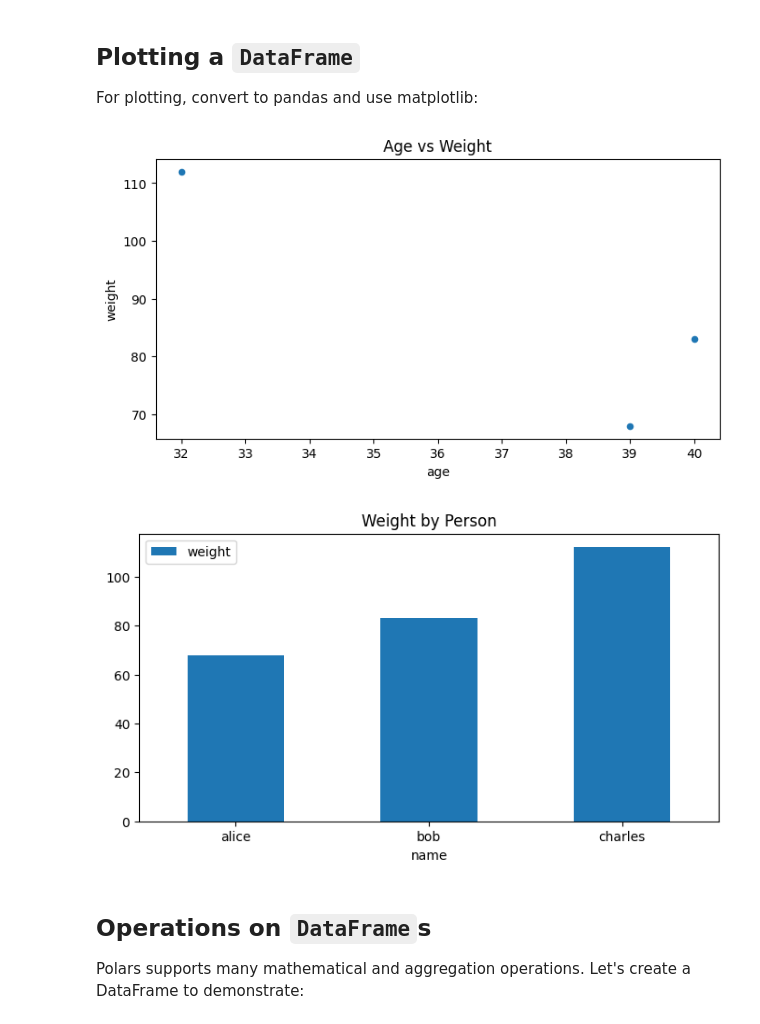
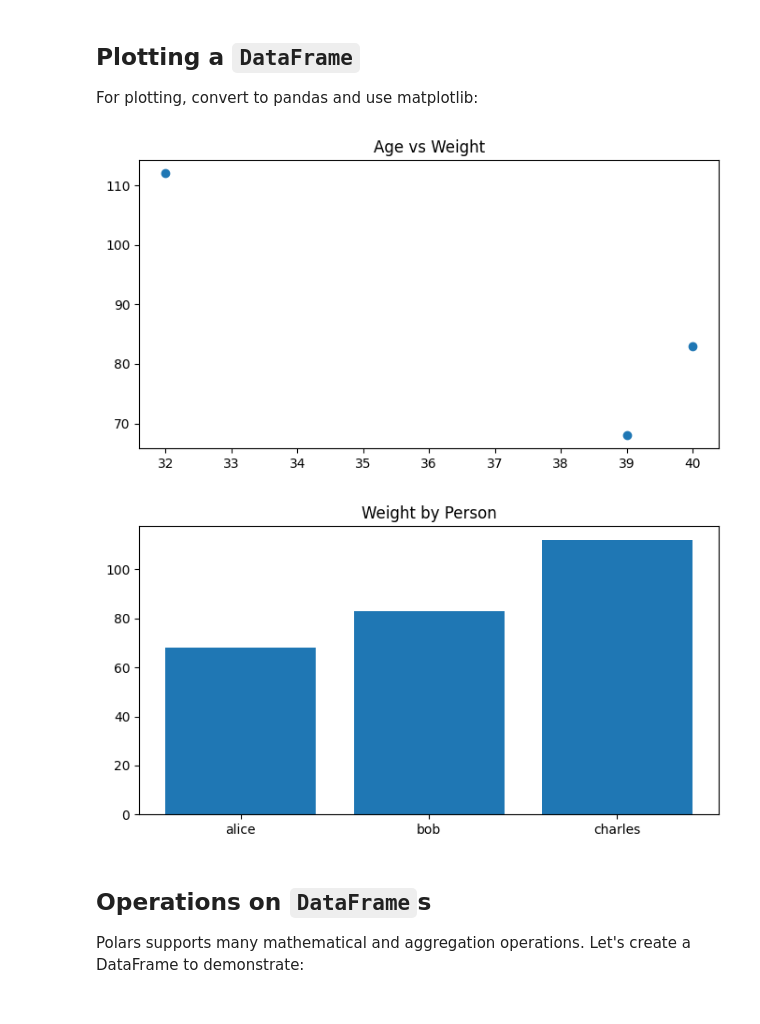
Before and after one commit to PGupta-Git/handson-mlp, a Jupyter notebook: tools_polars.ipynb, the cells around one changed output. Cells and saved outputs as stored; diff of their text form; code cells hidden in the pictures.

Commit message:
polars migration done v1

```diff
--- a/tools_polars.ipynb
+++ b/tools_polars.ipynb
@@ -987,20 +987,22 @@ plot_data = people.with_columns(
     [(2024 - pl.col("birthyear")).alias("age"), pl.col("weight").cast(pl.Float64)]
 ).select(["name", "age", "weight"])
 
-# Convert to pandas and plot
-plot_data.to_pandas().plot(x="age", y="weight", kind="scatter", figsize=(8, 4))
+# Scatter plot directly from Polars columns
+plt.figure(figsize=(8, 4))
+plt.scatter(plot_data["age"].to_list(), plot_data["weight"].to_list())
 plt.title("Age vs Weight")
 plt.show()
 # %% [output]
-[figure, old version]
+[figure, new version]
 # %%
 # Bar plot
-plot_data.to_pandas().plot(x="name", y="weight", kind="bar", figsize=(8, 4))
+plt.figure(figsize=(8, 4))
+plt.bar(plot_data["name"].to_list(), plot_data["weight"].to_list())
 plt.title("Weight by Person")
 plt.xticks(rotation=0)
 plt.show()
 # %% [output]
-[figure, old version]
+[figure, new version]
 # %% [markdown]
 ## Operations on `DataFrame`s
 
```
Also changed, not shown: parts of 4 cells of this notebook, 18 other files.
